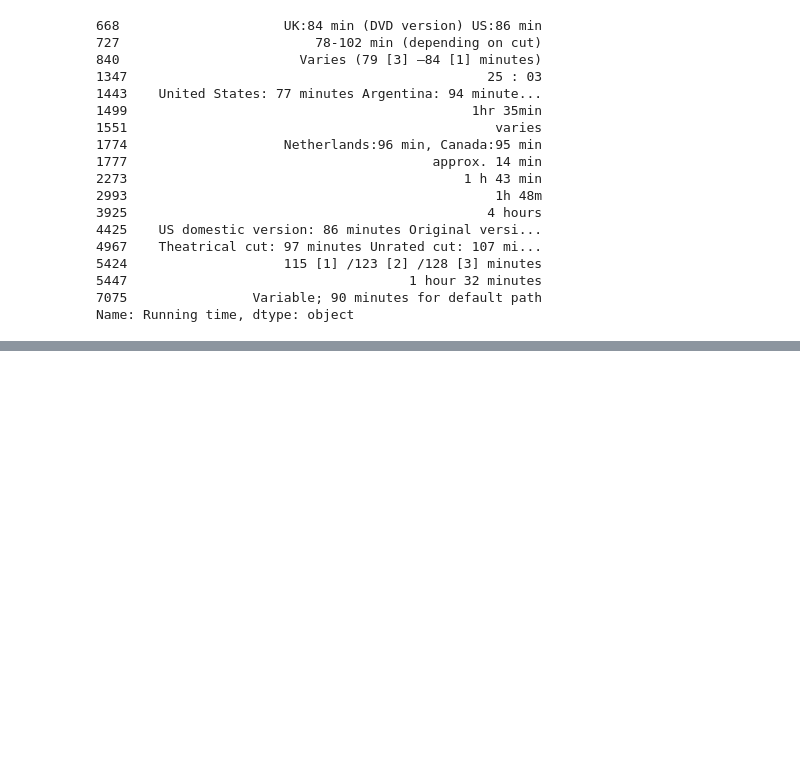
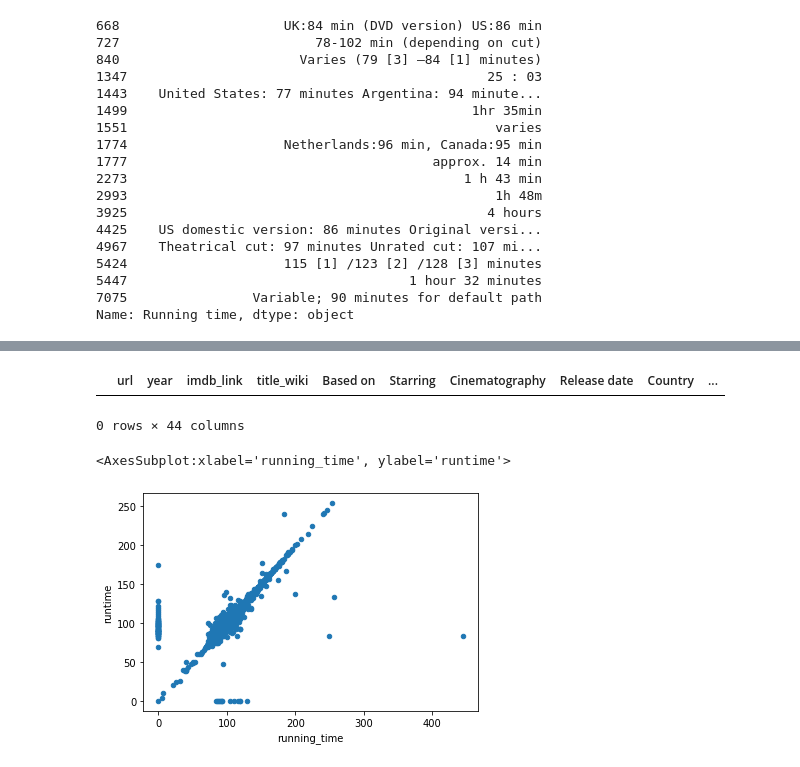
Before and after one commit to FreshOats/Movies-ETL, a Jupyter notebook: Transform.ipynb, the cells around one changed output, grey strips where cells are left out. Saved outputs shown, nothing was run; the diff lists cells and outputs as text; code cells hidden in the pictures; blank space fills up the shorter version.

```diff
--- a/Transform.ipynb
+++ b/Transform.ipynb
@@ -451,0 +555,17 @@ NameError: name 'kaggle_metadata' is not defined
+# %%
+# Filters out the rows that are not videos
+kaggle_metadata['video'] = kaggle_metadata['video'] == 'True'
+# %%
+# Change the budget to numeric, raise errors with those that can't be fixed. Change id and popularity to numeric.
+
+kaggle_metadata['budget'] = kaggle_metadata['budget'].astype(int)
+
+kaggle_metadata['id'] = pd.to_numeric(kaggle_metadata['id'], errors='raise')
+
+kaggle_metadata['popularity'] = pd.to_numeric(
+    kaggle_metadata['popularity'], errors='raise')
+# %%
+# Change the release date to a date from object using to_datetime()
+
+kaggle_metadata['release_date'] = pd.to_datetime(
+    kaggle_metadata['release_date'])
@@ -451,0 +680,6 @@ NameError: name 'kaggle_metadata' is not defined
+# %%
+# Kaggle looks better, check for any missing titles from Kaggle
+movies_df[(movies_df['title_kaggle'] == "") | (movies_df['title_kaggle'].isnull())]
+# %% [output]
+|  | url | year | imdb_link | title_wiki | Based on | Starring | Cinematography | Release date | Country | ... |
+0 rows × 44 columns
@@ -451,0 +697,11 @@ NameError: name 'kaggle_metadata' is not defined
+# %%
+# Deal with the runtimes
+# Because this is numerical, we can use scatter
+# Change anything with no runtime to give a zero
+# Whichever axis has more zeros has more missing data
+
+
+movies_df.fillna(0).plot(x='running_time', y='runtime', kind = 'scatter')
+# %% [output]
+<AxesSubplot:xlabel='running_time', ylabel='runtime'>
+[figure, added]
```
Also changed, not shown: parts of 74 cells of this notebook.
